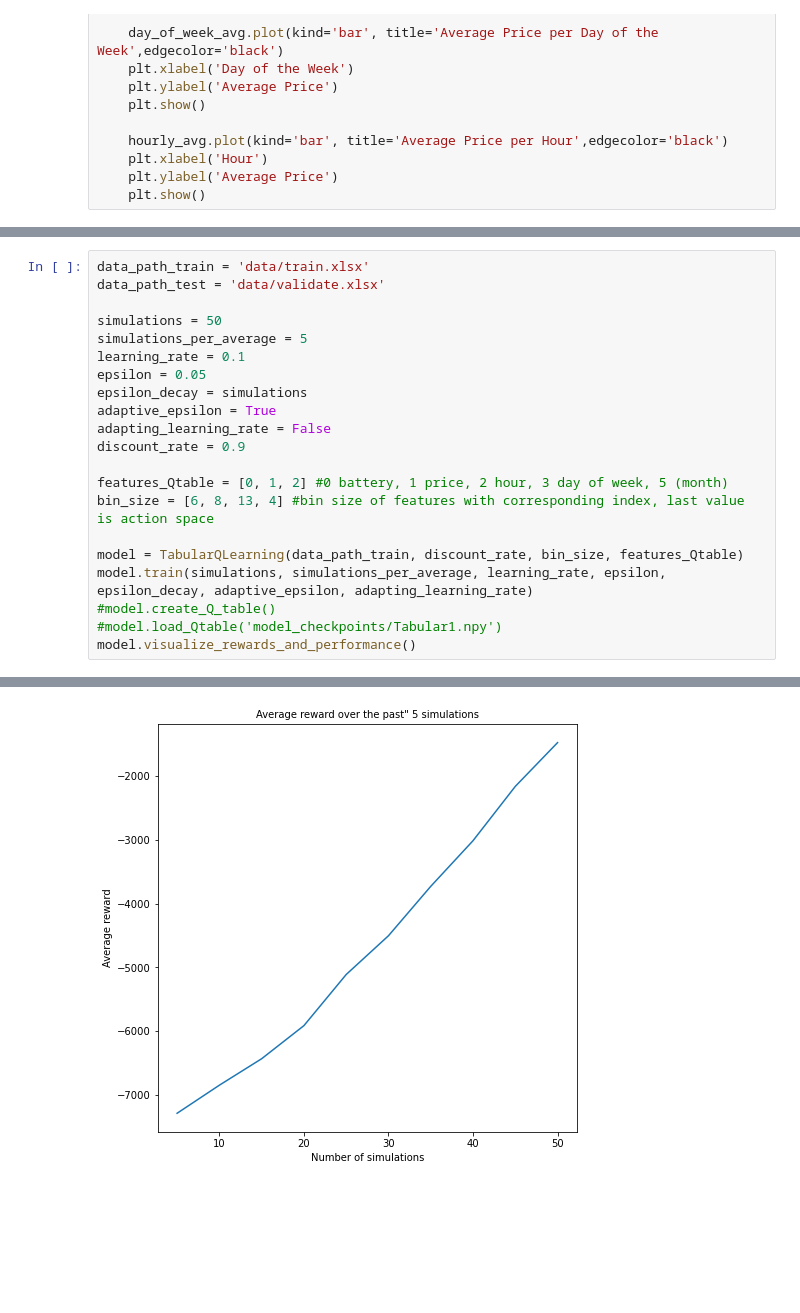
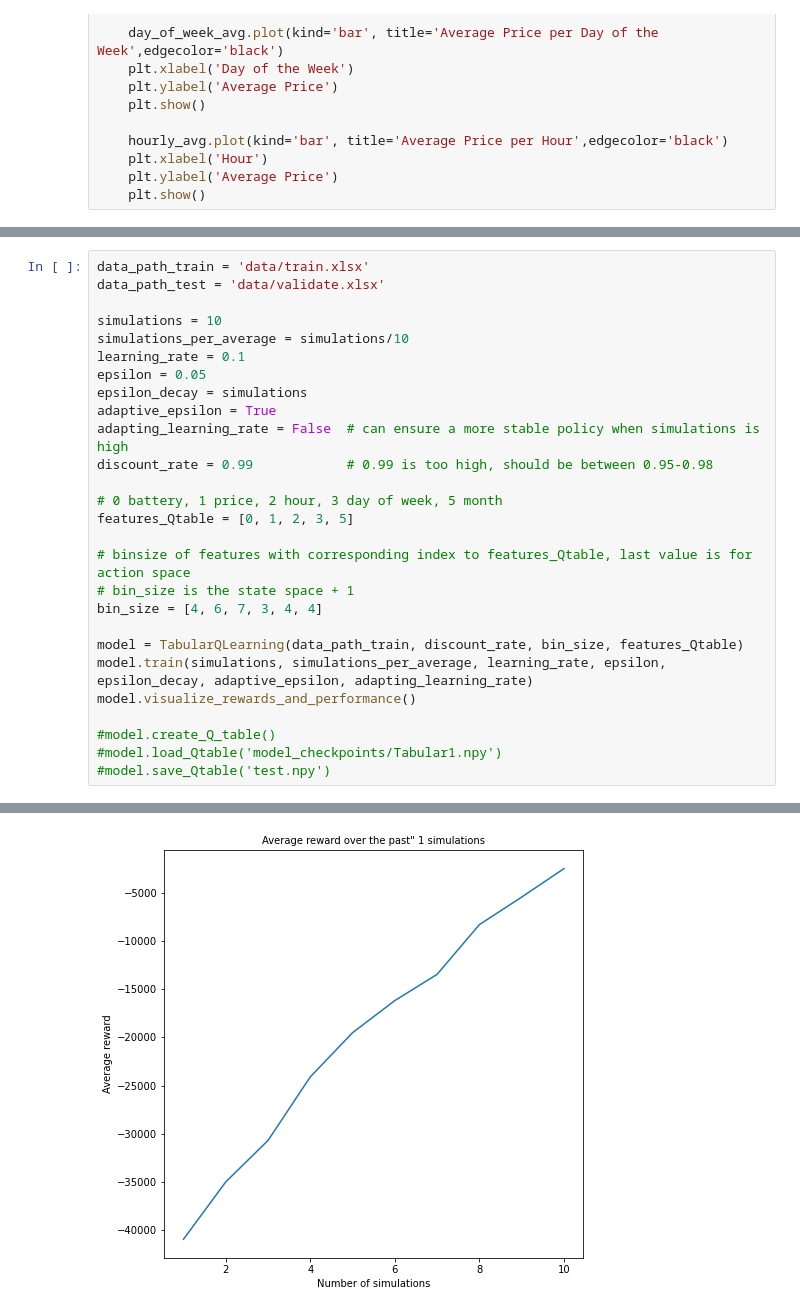
Before and after one commit to andpuc23/PoRL, a Jupyter notebook: main.ipynb, the cells around one changed output, grey strips where cells are left out. Drawn from its saved outputs; the diff is of its cells as text; blank space fills up the shorter version.

Commit message:
made the code neater, moved plotting to the main, started more reward shaping

```diff
--- a/main.ipynb
+++ b/main.ipynb
@@ -58,22 +254,28 @@ def data_analysis():
 data_path_train = 'data/train.xlsx'
 data_path_test = 'data/validate.xlsx'
 
-simulations = 50
-simulations_per_average = 5
+simulations = 10
+simulations_per_average = simulations/10
 learning_rate = 0.1
 epsilon = 0.05
 epsilon_decay = simulations
 adaptive_epsilon = True
-adapting_learning_rate = False
-discount_rate = 0.9
+adapting_learning_rate = False  # can ensure a more stable policy when simulations is high
+discount_rate = 0.99            # 0.99 is too high, should be between 0.95-0.98
 
-features_Qtable = [0, 1, 2] #0 battery, 1 price, 2 hour, 3 day of week, 5 (month)
-bin_size = [6, 8, 13, 4] #bin size of features with corresponding index, last value is action space
+# 0 battery, 1 price, 2 hour, 3 day of week, 5 month
+features_Qtable = [0, 1, 2, 3, 5]
+
+# binsize of features with corresponding index to features_Qtable, last value is for action space
+# bin_size is the state space + 1
+bin_size = [4, 6, 7, 3, 4, 4]
 
 model = TabularQLearning(data_path_train, discount_rate, bin_size, features_Qtable)
 model.train(simulations, simulations_per_average, learning_rate, epsilon, epsilon_decay, adaptive_epsilon, adapting_learning_rate)
+model.visualize_rewards_and_performance()
+
 #model.create_Q_table()
 #model.load_Qtable('model_checkpoints/Tabular1.npy')
-model.visualize_rewards_and_performance()
+#model.save_Qtable('test.npy')
 # %% [output]
 Please wait, the algorithm is learning! The current simulation is 0
@@ -96 +298 @@ The Q table has 169 zero values which accounts to 31.296296296296294 %
-[figure, old version]
+[figure, new version]
```
Also changed, not shown: parts of 10 cells of this notebook, 3 other files.
